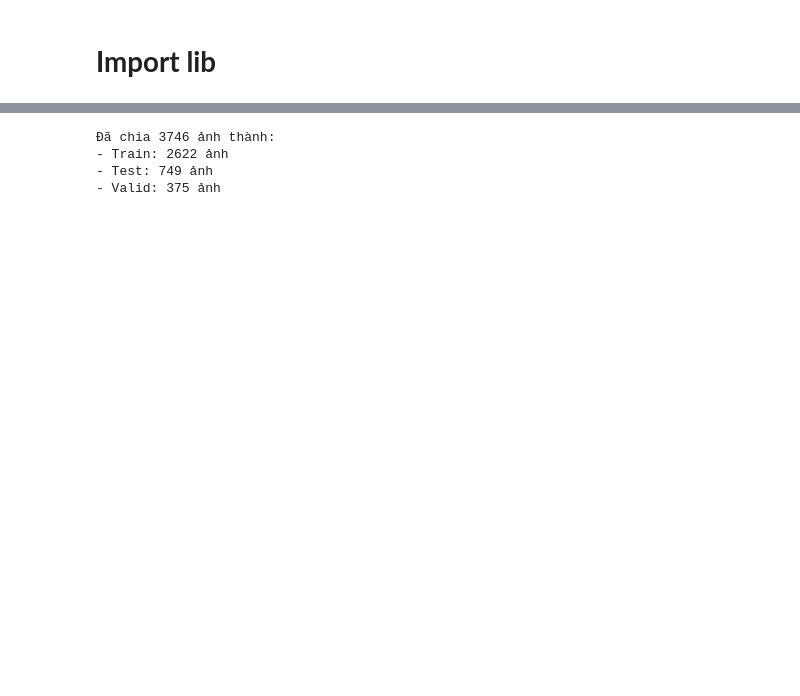
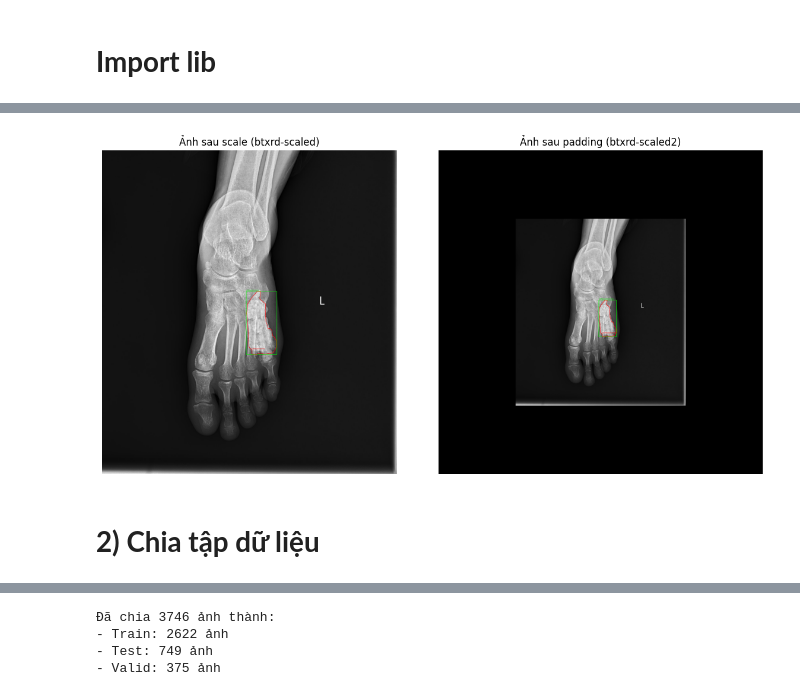
Before and after one commit to LeNgan23/NCKH, a Jupyter notebook: Project/Ngan/SegNet/segnet.ipynb, the cells around one changed output, grey strips where cells are left out. Drawn from its saved outputs; the diff is of its cells as text; code cells hidden in the pictures; blank space fills up the shorter version.

```diff
--- a/Project/Ngan/SegNet/segnet.ipynb
+++ b/Project/Ngan/SegNet/segnet.ipynb
@@ -23,0 +136,60 @@ from sklearn.metrics import classification_report, confusion_matrix
+# %%
+image_dirs = ["/kaggle/input/btxrd-data/BTXRD/BTXRD/images", "/kaggle/input/btxrd-v2/images"]
+anno_dirs = ["/kaggle/input/btxrd-data/BTXRD/BTXRD/Annotations", "/kaggle/input/btxrd-v2/Annotations"]
+
+# kiểm tra ảnh
+image_name = "IMG000004.jpeg"
+
+fig, axes = plt.subplots(1, 2, figsize=(12, 6))
+titles = ["Ảnh sau scale (btxrd-scaled)", "Ảnh sau padding (btxrd-scaled2)"]
+
+for i in range(2):
+    img_path = os.path.join(image_dirs[i], image_name)
+    anno_path = os.path.join(anno_dirs[i], image_name.replace('.jpeg', '.json'))
+
+    # Đọc ảnh
+    img = cv2.imread(img_path)
+    if img is None:
+        print(f"⚠ Không tìm thấy ảnh: {img_path}")
+        continue
+
+    img = cv2.cvtColor(img, cv2.COLOR_BGR2RGB)  # Chuyển ảnh về RGB
+
+    # Đọc annotation nếu tồn tại
+    if os.path.exists(anno_path):
+        with open(anno_path, 'r', encoding='utf-8') as f:
+            annotation = json.load(f)
+
+        for shape in annotation["shapes"]:
+            points = shape["points"]
+            label = shape["label"]
+
+            if shape["shape_type"] == "polygon":
+                # Vẽ đường bao vùng ung thư (đa giác)
+                pts = np.array(points, np.int32)
+                pts = pts.reshape((-1, 1, 2))
+                cv2.polylines(img, [pts], isClosed=True, color=(255, 0, 0), thickness=2)
+
+                # Vẽ nhãn
+                x, y = int(points[0][0]), int(points[0][1])
+                cv2.putText(img, label, (x, y - 5), cv2.FONT_HERSHEY_SIMPLEX, 0.5, (255, 0, 0), 1, cv2.LINE_AA)
+
+            elif shape["shape_type"] == "rectangle":
+                # Vẽ hình chữ nhật vùng ung thư
+                x1, y1 = map(int, points[0])
+                x2, y2 = map(int, points[1])
+                cv2.rectangle(img, (x1, y1), (x2, y2), (0, 255, 0), 2)
+
+                # Vẽ nhãn
+                cv2.putText(img, label, (x1, y1 - 5), cv2.FONT_HERSHEY_SIMPLEX, 0.5, (0, 255, 0), 1, cv2.LINE_AA)
+
+    axes[i].imshow(img)
+    axes[i].set_title(titles[i])
+    axes[i].axis("off")
+
+plt.tight_layout()
+plt.show()
+# %% [output]
+[figure, added]
+# %% [markdown]
+# **2) Chia tập dữ liệu**
```
Also changed, not shown: parts of 24 cells of this notebook.
